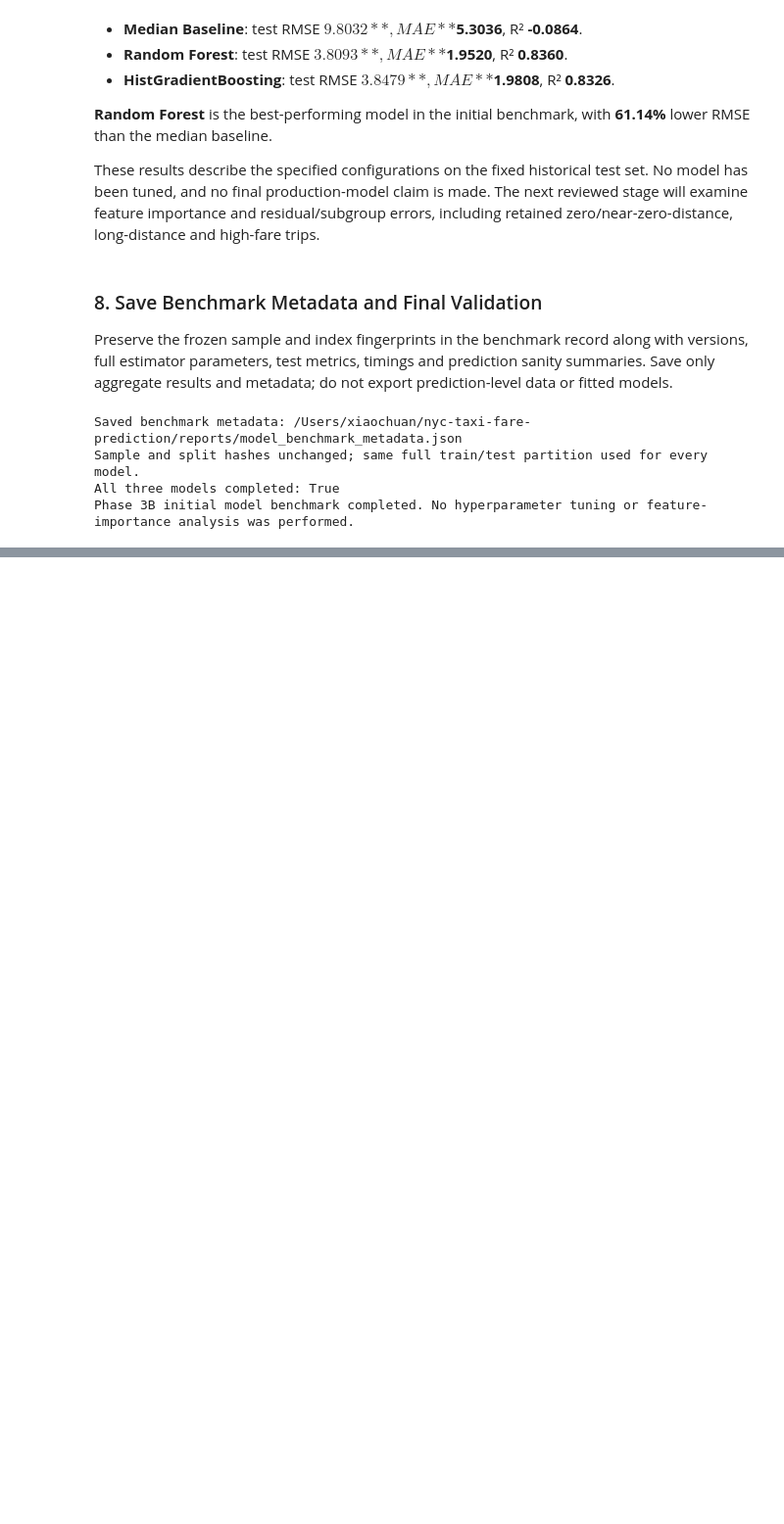
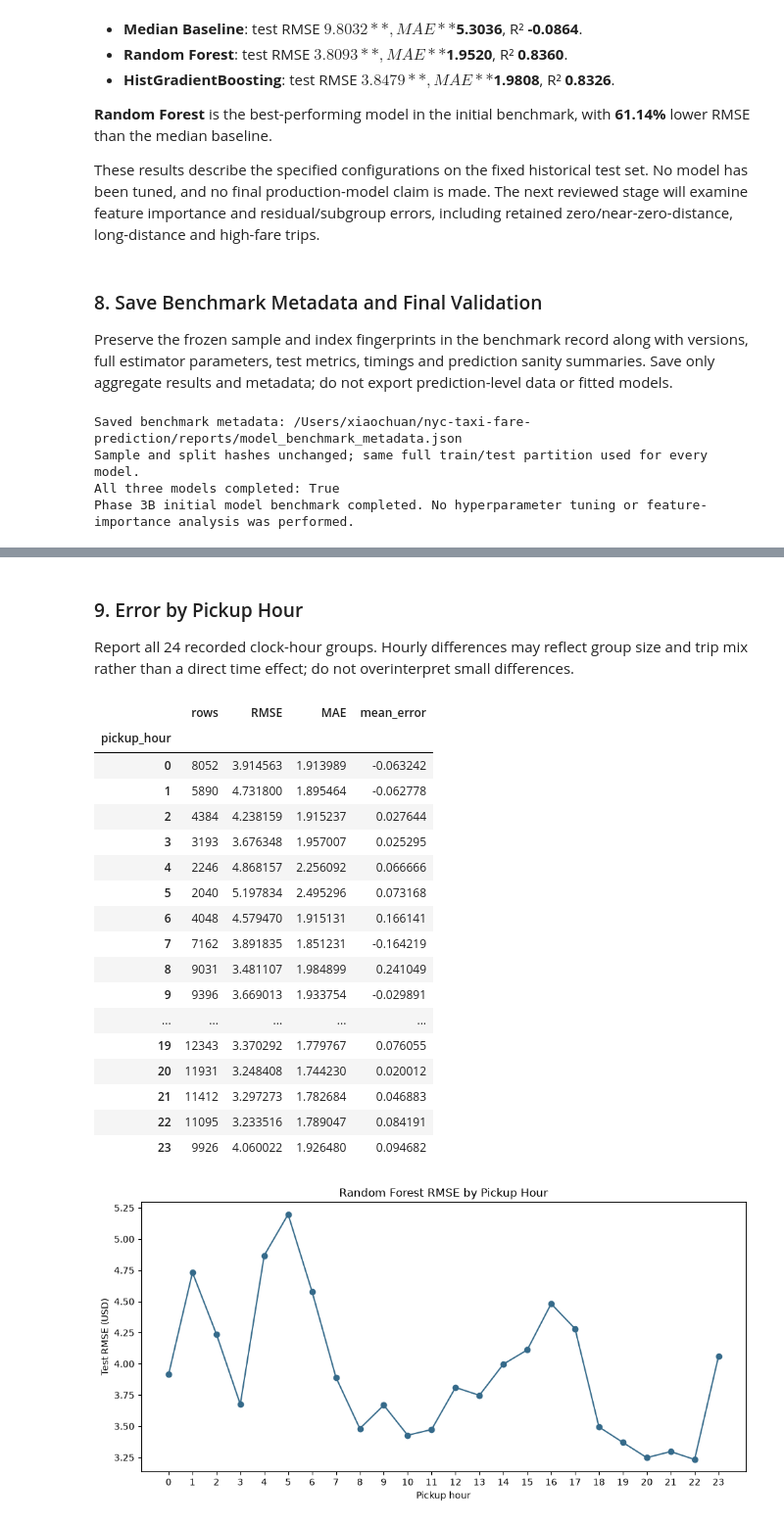
Before and after one commit to xiaochuan-hu/nyc-taxi-fare-prediction, a Jupyter notebook: notebooks/04_predictive_modeling.ipynb, the cells around one changed output, grey strips where cells are left out. Shown at 98% size. Drawn from its saved outputs; the diff is of its cells as text; code cells hidden in the pictures; blank space fills up the shorter version.

```diff
--- a/notebooks/04_predictive_modeling.ipynb
+++ b/notebooks/04_predictive_modeling.ipynb
@@ -1878,0 +2190,32 @@ Phase 3B initial model benchmark completed. No hyperparameter tuning or feature-
+# %%
+assert np.isfinite(rf_test_pred).all()
+residual = y_test.to_numpy() - rf_test_pred
+absolute_error = np.abs(residual)
+residual_summary = {
+    "rows": len(residual),
+    "residual_mean": float(np.mean(residual)),
+    "residual_median": float(np.median(residual)),
+    "residual_std": float(np.std(residual, ddof=1)),
+    "absolute_error_median": float(np.median(absolute_error)),
+    "absolute_error_p90": float(np.quantile(absolute_error, 0.90)),
+    "absolute_error_p95": float(np.quantile(absolute_error, 0.95)),
+    "absolute_error_p99": float(np.quantile(absolute_error, 0.99)),
+    "mean_error_predicted_minus_actual": float(-np.mean(residual)),
+}
+display(pd.Series(residual_summary, name="full_test_residual_summary"))
+error_frame = X_test[["trip_distance", "pickup_hour", "passenger_count"]].copy()
+error_frame["actual"] = y_test
+error_frame["prediction"] = rf_test_pred
+error_frame["error"] = -residual
+error_frame["squared_error"] = residual ** 2
+error_frame["absolute_error"] = absolute_error
+assert len(error_frame) == len(X_test) == 200_000
+
+def error_by_group(group_labels):
+    stats = error_frame.groupby(group_labels, observed=False).agg(
+        rows=("actual", "size"), mean_actual_fare=("actual", "mean"),
+        actual_fare_median=("actual", "median"), mse=("squared_error", "mean"),
+        MAE=("absolute_error", "mean"), mean_error=("error", "mean"),
+    )
+    stats["RMSE"] = np.sqrt(stats.pop("mse"))
+    return stats
@@ -1878,0 +2274,36 @@ Phase 3B initial model benchmark completed. No hyperparameter tuning or feature-
+# %% [markdown]
+### 9. Error by Pickup Hour
+
+Report all 24 recorded clock-hour groups. Hourly differences may reflect group size and trip mix rather than a direct time effect; do not overinterpret small differences.
+# %%
+hour_error = error_by_group(error_frame["pickup_hour"]).reindex(range(24))
+hour_error.index.name = "pickup_hour"
+hour_error = hour_error[["rows", "RMSE", "MAE", "mean_error"]]
+assert hour_error["rows"].sum() == len(X_test)
+display(hour_error)
+save_interpretation_table(hour_error.reset_index(), "model_error_by_pickup_hour.csv")
+fig, ax = plt.subplots(figsize=(10, 5))
+ax.plot(hour_error.index, hour_error["RMSE"], marker="o", color="#356A8A")
+ax.set(xticks=range(24), xlabel="Pickup hour", ylabel="Test RMSE (USD)", title="Random Forest RMSE by Pickup Hour")
+fig.tight_layout()
+save_interpretation_figure(fig, "model_rmse_by_pickup_hour.png")
+# %% [output]
+|  | rows | RMSE | MAE | mean_error |
+| pickup_hour |  |  |  |  |
+| 0 | 8052 | 3.914563 | 1.913989 | -0.063242 |
+| 1 | 5890 | 4.731800 | 1.895464 | -0.062778 |
+| 2 | 4384 | 4.238159 | 1.915237 | 0.027644 |
+| 3 | 3193 | 3.676348 | 1.957007 | 0.025295 |
+| 4 | 2246 | 4.868157 | 2.256092 | 0.066666 |
+| 5 | 2040 | 5.197834 | 2.495296 | 0.073168 |
+| 6 | 4048 | 4.579470 | 1.915131 | 0.166141 |
+| 7 | 7162 | 3.891835 | 1.851231 | -0.164219 |
+| 8 | 9031 | 3.481107 | 1.984899 | 0.241049 |
+| 9 | 9396 | 3.669013 | 1.933754 | -0.029891 |
+| ... | ... | ... | ... | ... |
+| 19 | 12343 | 3.370292 | 1.779767 | 0.076055 |
+| 20 | 11931 | 3.248408 | 1.744230 | 0.020012 |
+| 21 | 11412 | 3.297273 | 1.782684 | 0.046883 |
+| 22 | 11095 | 3.233516 | 1.789047 | 0.084191 |
+| 23 | 9926 | 4.060022 | 1.926480 | 0.094682 |
+[figure, added]
```
Also changed, not shown: parts of 24 cells of this notebook, 13 other files.
